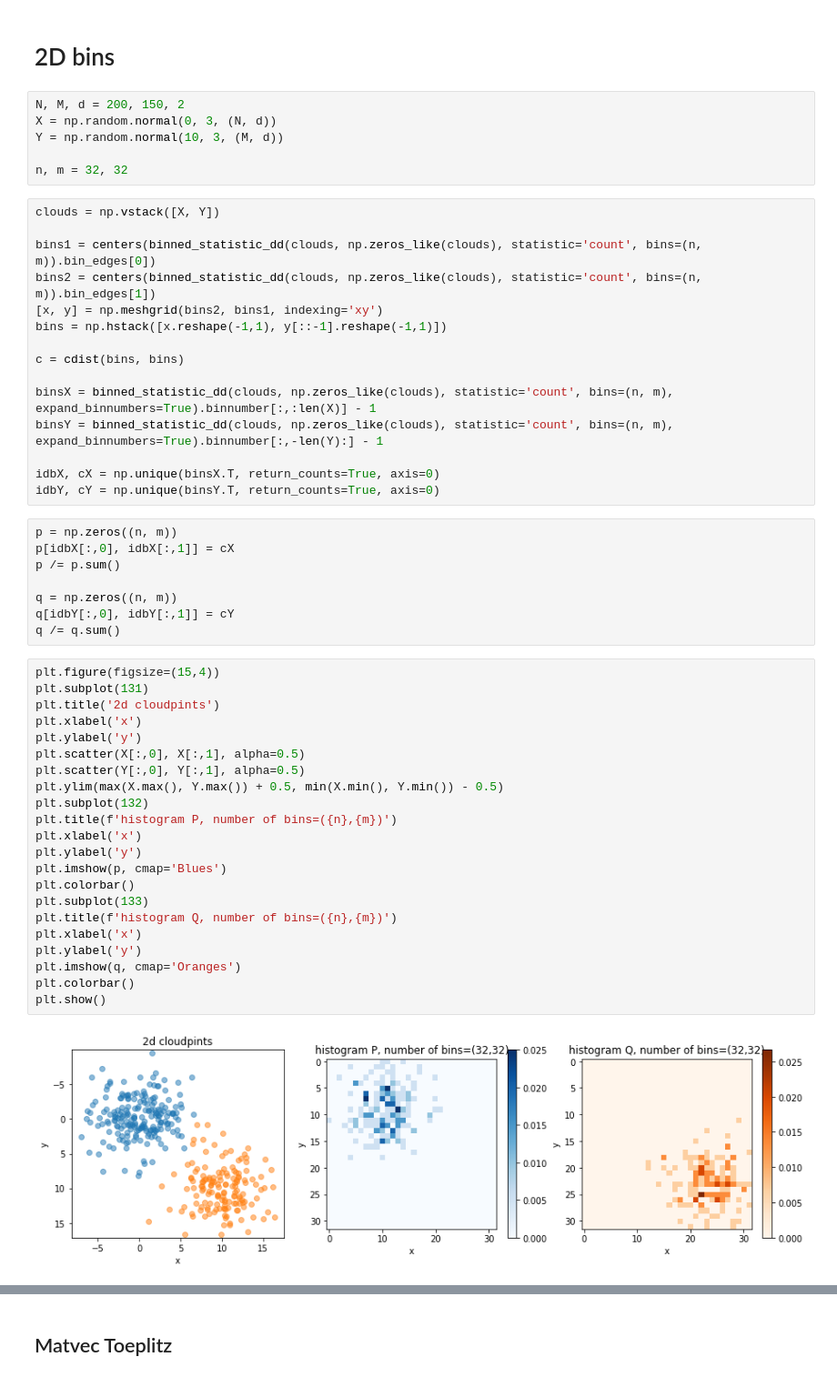
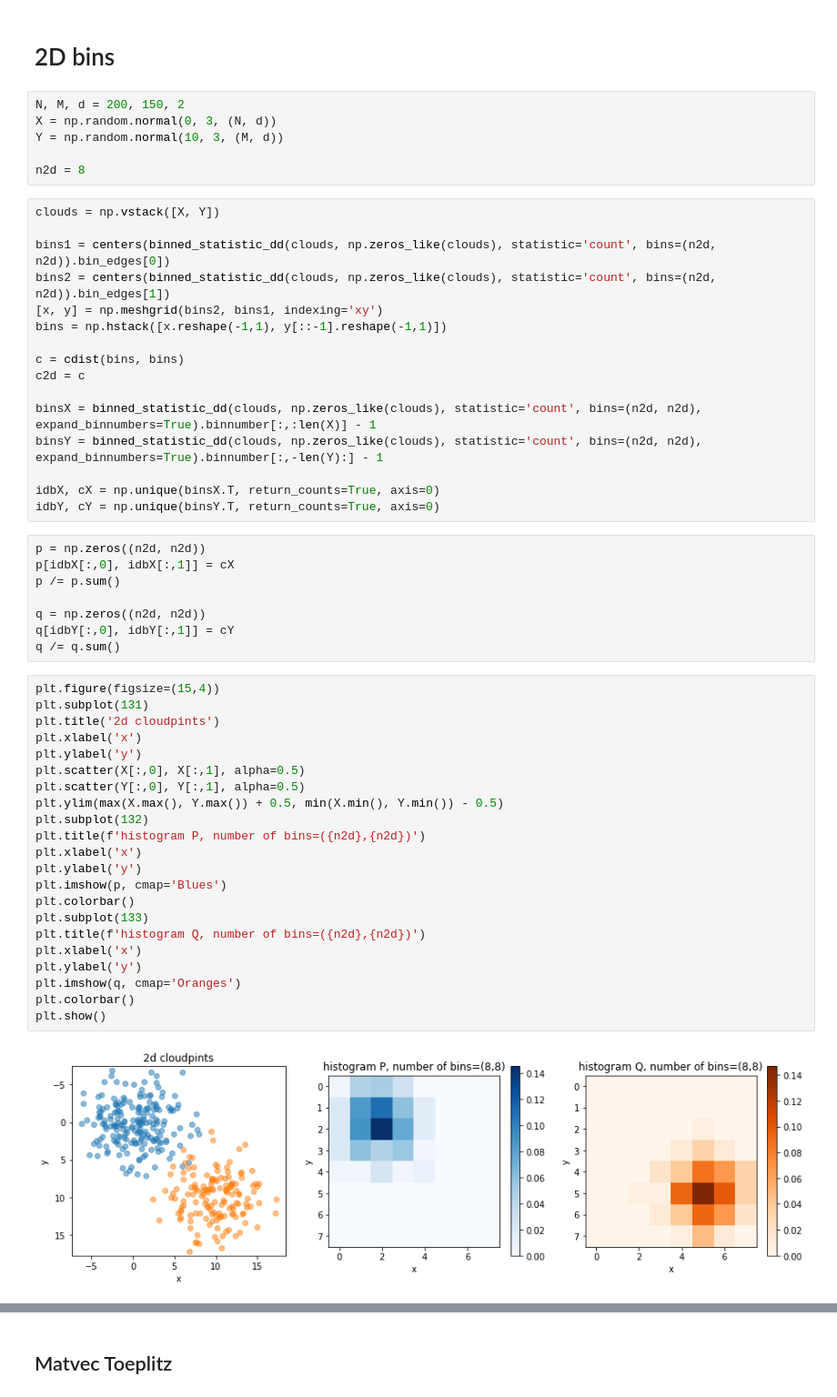
Before and after one commit to svdcvt/sinkhorn_ot, a Jupyter notebook: sinkhorn.ipynb, the cells around one changed output, grey strips where cells are left out. Shown at 91% size. Saved outputs shown, nothing was run; the diff lists cells and outputs as text.

```diff
--- a/sinkhorn.ipynb
+++ b/sinkhorn.ipynb
@@ -192,54 +191,55 @@ N, M, d = 200, 150, 2
 X = np.random.normal(0, 3, (N, d))
 Y = np.random.normal(10, 3, (M, d))
 
-n, m = 32, 32
+n2d = 8
 # %%
 clouds = np.vstack([X, Y])
 
-bins1 = centers(binned_statistic_dd(clouds, np.zeros_like(clouds), statistic='count', bins=(n, m)).bin_edges[0])
-bins2 = centers(binned_statistic_dd(clouds, np.zeros_like(clouds), statistic='count', bins=(n, m)).bin_edges[1])
+bins1 = centers(binned_statistic_dd(clouds, np.zeros_like(clouds), statistic='count', bins=(n2d, n2d)).bin_edges[0])
+bins2 = centers(binned_statistic_dd(clouds, np.zeros_like(clouds), statistic='count', bins=(n2d, n2d)).bin_edges[1])
 [x, y] = np.meshgrid(bins2, bins1, indexing='xy')
 bins = np.hstack([x.reshape(-1,1), y[::-1].reshape(-1,1)])
 
 c = cdist(bins, bins)
+c2d = c
 
-binsX = binned_statistic_dd(clouds, np.zeros_like(clouds), statistic='count', bins=(n, m), expand_binnumbers=True).binnumber[:,:len(X)] - 1
-binsY = binned_statistic_dd(clouds, np.zeros_like(clouds), statistic='count', bins=(n, m), expand_binnumbers=True).binnumber[:,-len(Y):] - 1
+binsX = binned_statistic_dd(clouds, np.zeros_like(clouds), statistic='count', bins=(n2d, n2d), expand_binnumbers=True).binnumber[:,:len(X)] - 1
+binsY = binned_statistic_dd(clouds, np.zeros_like(clouds), statistic='count', bins=(n2d, n2d), expand_binnumbers=True).binnumber[:,-len(Y):] - 1
 
 idbX, cX = np.unique(binsX.T, return_counts=True, axis=0)
 idbY, cY = np.unique(binsY.T, return_counts=True, axis=0)
 # %%
-p = np.zeros((n, m))
+p = np.zeros((n2d, n2d))
 p[idbX[:,0], idbX[:,1]] = cX
 p /= p.sum()
 
-q = np.zeros((n, m))
+q = np.zeros((n2d, n2d))
 q[idbY[:,0], idbY[:,1]] = cY
 q /= q.sum()
 # %%
 plt.figure(figsize=(15,4))
 plt.subplot(131)
 plt.title('2d cloudpints')
 plt.xlabel('x')
 plt.ylabel('y')
 plt.scatter(X[:,0], X[:,1], alpha=0.5)
 plt.scatter(Y[:,0], Y[:,1], alpha=0.5)
 plt.ylim(max(X.max(), Y.max()) + 0.5, min(X.min(), Y.min()) - 0.5)
 plt.subplot(132)
-plt.title(f'histogram P, number of bins=({n},{m})')
+plt.title(f'histogram P, number of bins=({n2d},{n2d})')
 plt.xlabel('x')
 plt.ylabel('y')
 plt.imshow(p, cmap='Blues')
 plt.colorbar()
 plt.subplot(133)
-plt.title(f'histogram Q, number of bins=({n},{m})')
+plt.title(f'histogram Q, number of bins=({n2d},{n2d})')
 plt.xlabel('x')
 plt.ylabel('y')
 plt.imshow(q, cmap='Oranges')
 plt.colorbar()
 plt.show()
 # %% [output]
-[figure, old version]
+[figure, new version]
 # %%
 g, K, u, v = sinkhorn(p.ravel(), q.ravel(), c, 10, eps=1e-20, max_iter=1000, tol=1e-17, patience=10)
 # %% [output]
```
Also changed, not shown: parts of 59 cells of this notebook.
